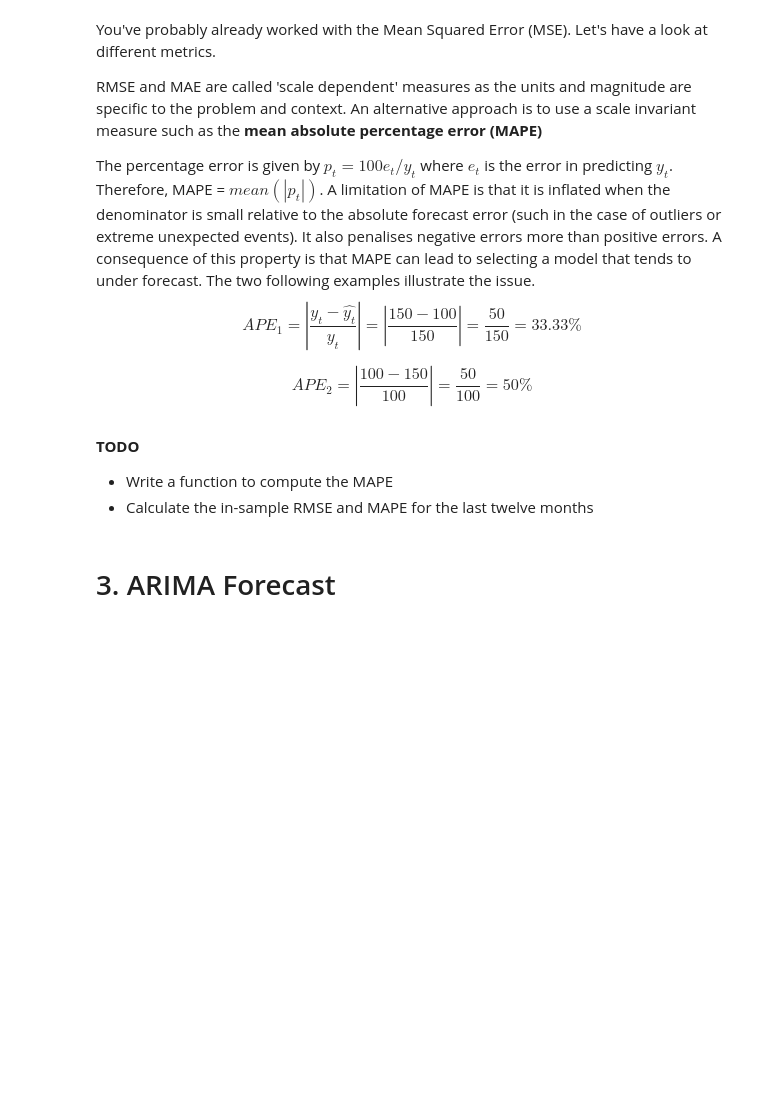
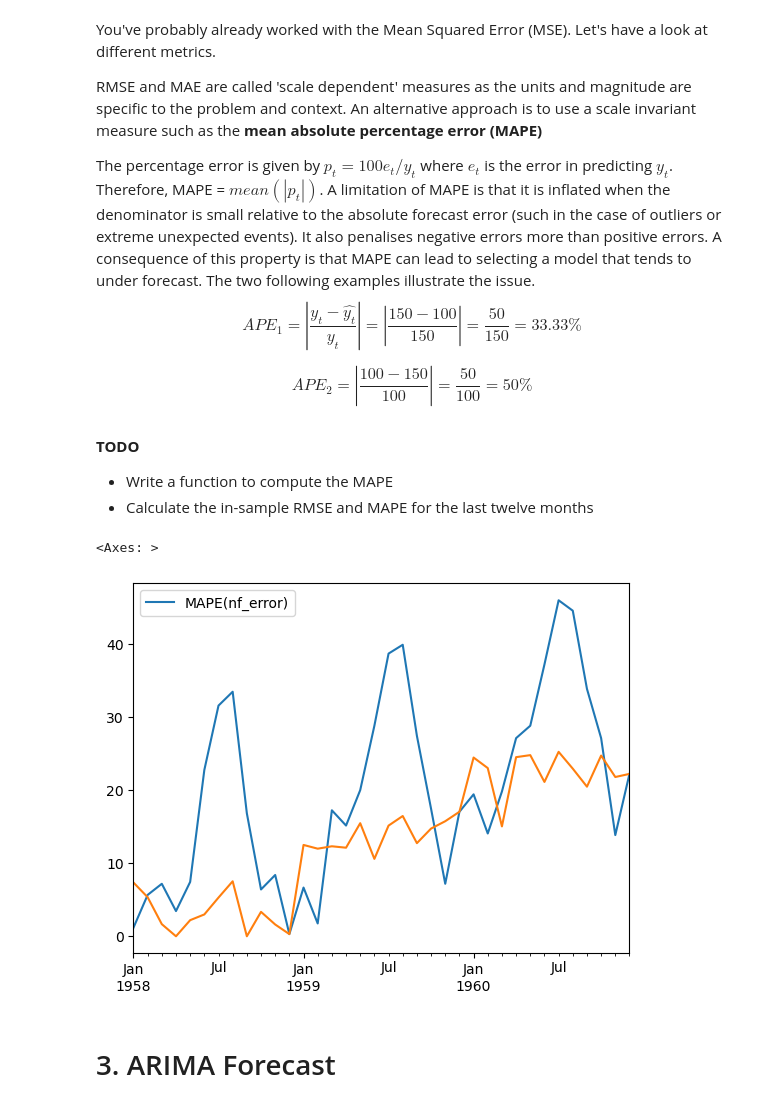
Before and after one commit to thomasmari/DataS3PG, a Jupyter notebook: module/11. ML/6. ML6/notebooks/NB2_Time_Series_Forecasts.ipynb, the cells around one changed output. Saved outputs shown, nothing was run; the diff lists cells and outputs as text; code cells hidden in the pictures; blank space fills up the shorter version.

```diff
--- a/module/11. ML/6. ML6/notebooks/NB2_Time_Series_Forecasts.ipynb
+++ b/module/11. ML/6. ML6/notebooks/NB2_Time_Series_Forecasts.ipynb
@@ -202,11 +234,17 @@ def mean_absolute_percentage_error(y_true, y_pred):
     float, scalar value representing the MAPE (0-100)
     '''
 
+
     # Your code here
 
-    return
+    return(100*np.abs((y_true-y_pred)/y_true))
 # %%
 # Your code calculating the RMSE and MAPE for the Naive and Seasonal Naive models
+mean_absolute_percentage_error(y_true=test,y_pred=nf_pred).plot(label='MAPE(nf_error)',legend=True)
+mean_absolute_percentage_error(y_true=test,y_pred=nfs_pred).plot(label='MAPE(nfs_error)',legend=True)
+# %% [output]
+<Axes: >
+[figure, added]
 # %% [markdown]
 # 3. ARIMA Forecast
 # %% [markdown]
```
Also changed, not shown: parts of 5 cells of this notebook, 1 other file.
